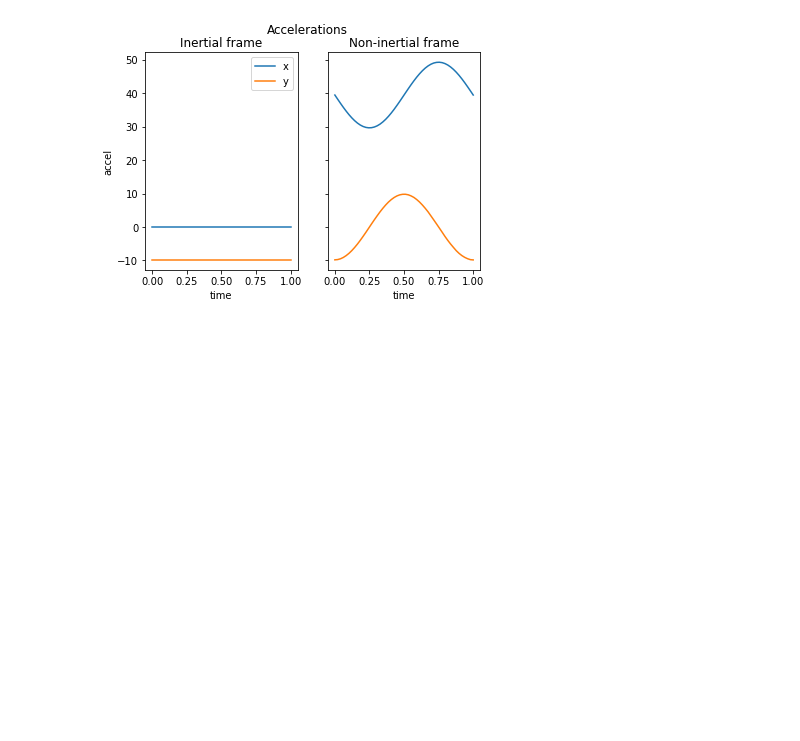
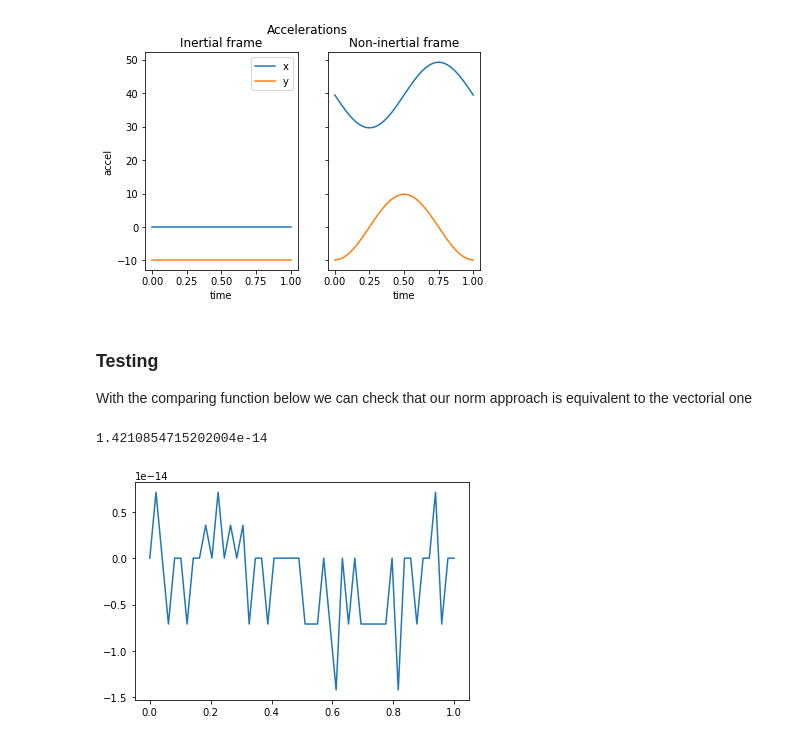
Before and after one commit to sequgen/accelsim, a Jupyter notebook: draft.ipynb, the cells around one changed output. Drawn from its saved outputs; the diff is of its cells as text; code cells hidden in the pictures; blank space fills up the shorter version.

```diff
--- a/draft.ipynb
+++ b/draft.ipynb
@@ -339,3 +335,47 @@ ts = np.linspace(0, 1)
 auxiliary_plotter(ts)
 # %% [output]
 [figure]
+# %% [markdown]
+### Testing
+
+With the comparing function below we can check that our norm approach is equivalent to the vectorial one
+# %%
+def comparer(ts, plot=True):
+    ''' Compare the absolute accelerations calculated from vector or from norm approaches'''
+    # Containers for the accelerations
+
+    ## Inertial frame
+    asx = np.zeros(len(ts)) # x
+    asy = np.zeros(len(ts)) # y
+    asa = np.zeros(len(ts)) # Absolute
+
+    ## Non-inertial frame
+    asnix = np.zeros(len(ts)) # x
+    asniy = np.zeros(len(ts)) # y
+    asnia1 = np.zeros(len(ts)) # Absolute (calculated from vectorial)
+    asnia2 = np.zeros(len(ts)) # Absolute (calculated from norm)
+
+    # Loop and unpack information
+    for i in range(len(ts)):
+        accels = a(ts[i])
+        asx[i] = accels[0]
+        asy[i] = accels[1]
+        asa[i] = np.sqrt(accels[0]**2 + accels[1]**2)
+
+        accels_ni = a_ni(ts[i], a, R, omega) # a, R and omega are taken from the environment. Probably not a good practice
+        asnix[i] = accels_ni[0]
+        asniy[i] = accels_ni[1]
+        asnia1[i] = np.sqrt(accels_ni[0]**2 + accels_ni[1]**2)
+        asnia2[i] = a_ni2(ts[i], a, R)
+
+    if plot:
+        plt.plot(ts, asnia1 - asnia2)
+
+    ## We expect the absolute error to be negligible
+    absErr = np.max(np.abs(asnia1 - asnia2))
+    return(absErr)
+
+comparer(ts)
+# %% [output]
+1.4210854715202004e-14
+[figure, added]
```
Also changed, not shown: parts of 4 cells of this notebook.
